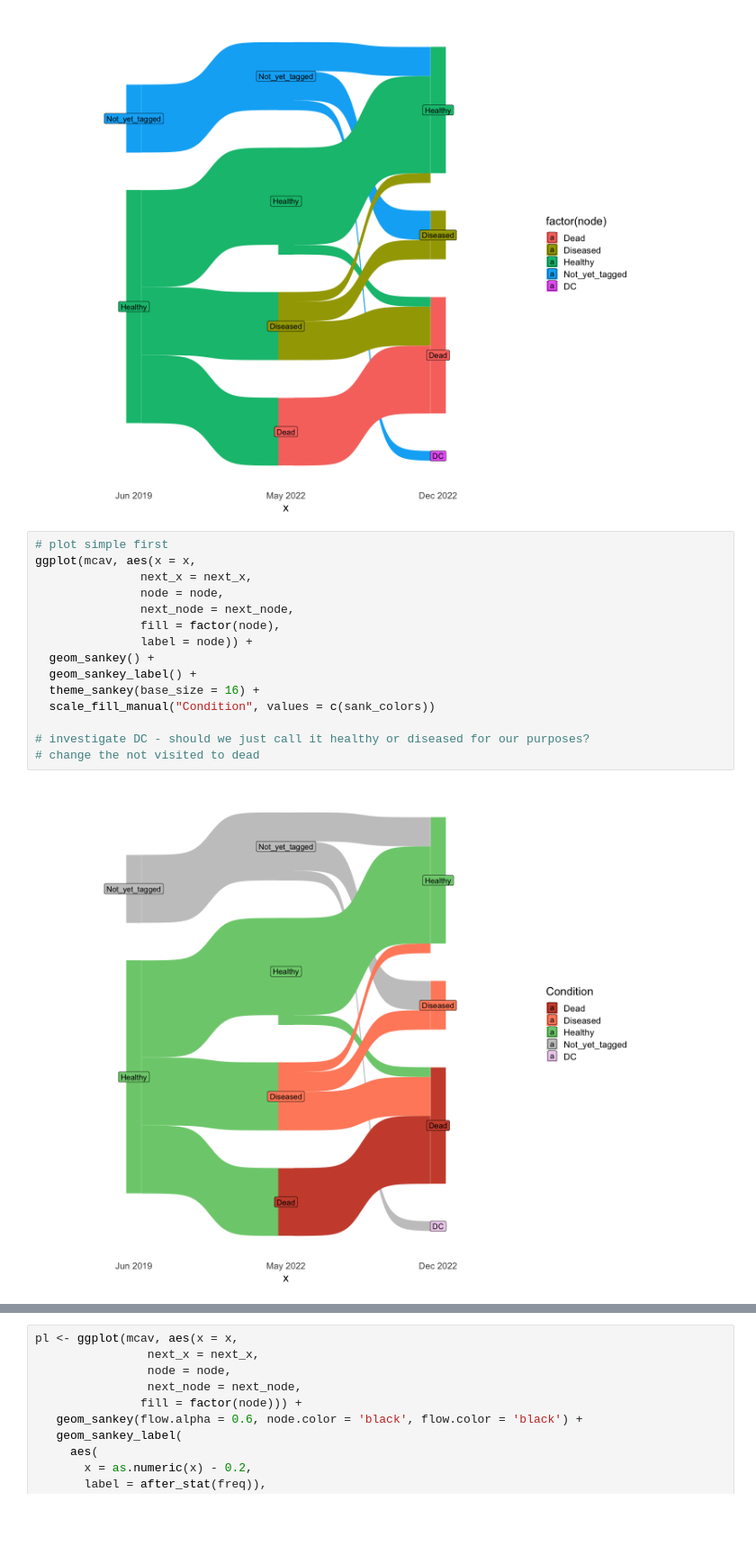
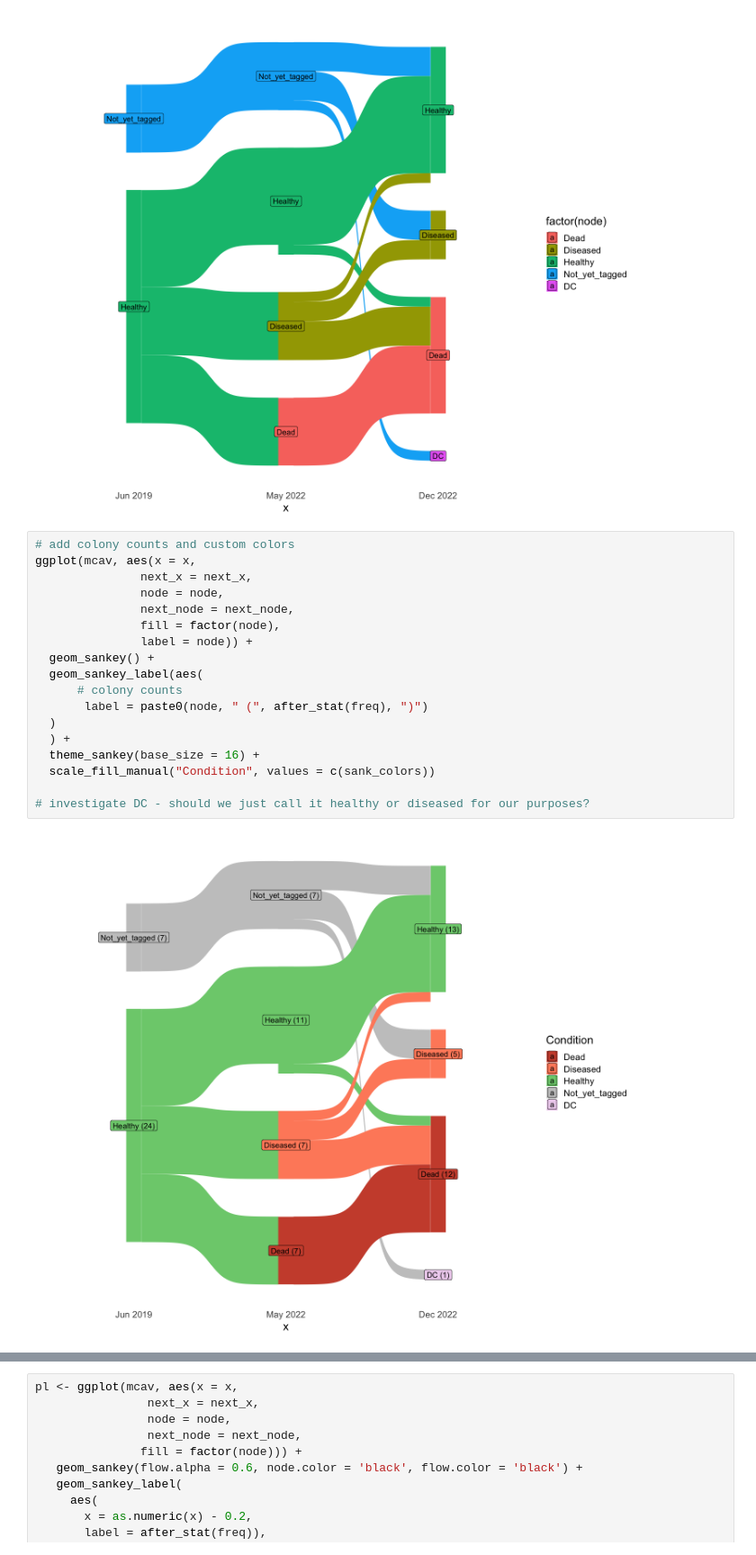
Before and after one commit to brookewicz/Code_notebook, a Jupyter notebook: data_summaries/SampleSankay.ipynb, the cells around one changed output, grey strips where cells are left out. Shown at 90% size. Saved outputs shown, nothing was run; the diff lists cells and outputs as text; blank space fills up the shorter version.

Commit message:
add sample counts, but plot is still weird

```diff
--- a/data_summaries/SampleSankay.ipynb
+++ b/data_summaries/SampleSankay.ipynb
@@ -255,19 +255,22 @@ ggplot(mcav, aes(x = x,
 # %% [output]
 [figure]
 # %%
-# plot simple first
+# add colony counts and custom colors
 ggplot(mcav, aes(x = x,
                next_x = next_x,
                node = node,
                next_node = next_node,
                fill = factor(node),
                label = node)) +
   geom_sankey() +
-  geom_sankey_label() +
+  geom_sankey_label(aes(
+      # colony counts
+       label = paste0(node, " (", after_stat(freq), ")")
+  )
+  ) +
   theme_sankey(base_size = 16) +
   scale_fill_manual("Condition", values = c(sank_colors))
 
 # investigate DC - should we just call it healthy or diseased for our purposes?
-# change the not visited to dead
 # %% [output]
-[figure, old version]
+[figure, new version]
```
Also changed, not shown: parts of 5 cells of this notebook.
